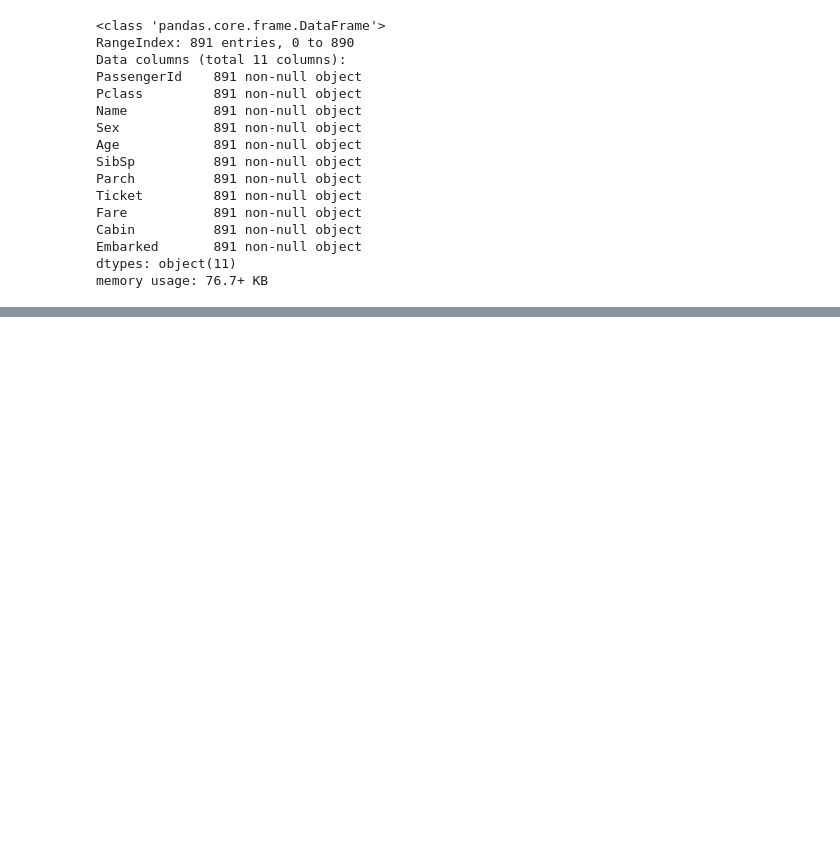
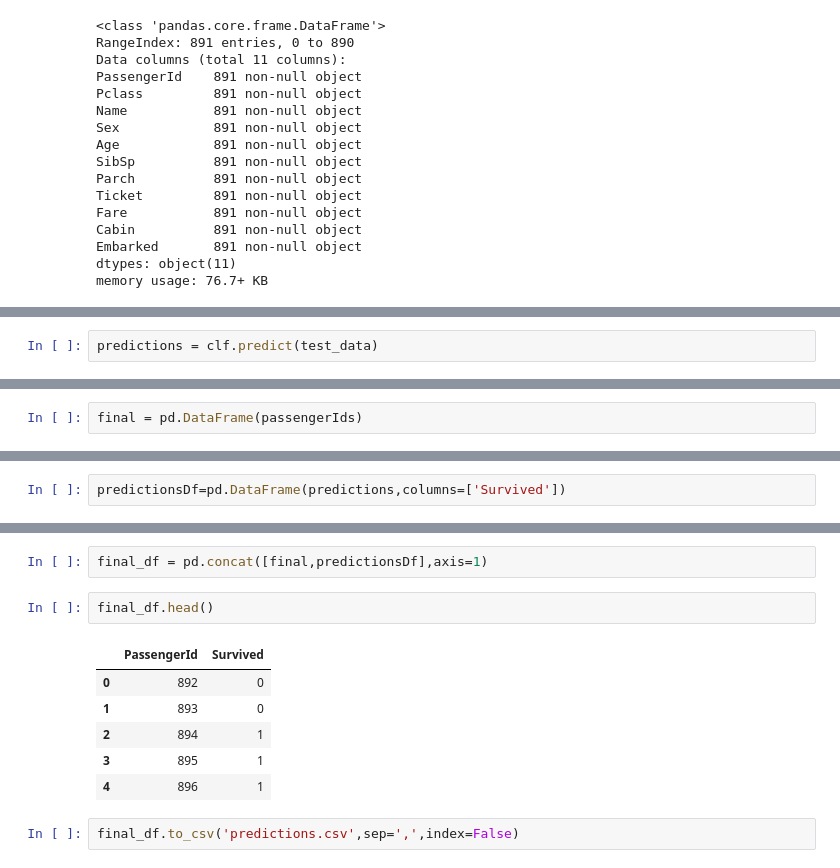
Before and after one commit to srivatsakr21/Kaggle, a Jupyter notebook: Titanic.ipynb, the cells around one changed output, grey strips where cells are left out. Cells and saved outputs as stored; diff of their text form; blank space fills up the shorter version.

```diff
--- a/Titanic.ipynb
+++ b/Titanic.ipynb
@@ -233,0 +263,2 @@ ValueError: ignored
+# %%
+predictions = clf.predict(test_data)
@@ -233,0 +289,2 @@ ValueError: ignored
+# %%
+final = pd.DataFrame(passengerIds)
@@ -233,0 +300,2 @@ ValueError: ignored
+# %%
+predictionsDf=pd.DataFrame(predictions,columns=['Survived'])
@@ -233,0 +311,13 @@ ValueError: ignored
+# %%
+final_df = pd.concat([final,predictionsDf],axis=1)
+# %%
+final_df.head()
+# %% [output]
+|  | PassengerId | Survived |
+| 0 | 892 | 0 |
+| 1 | 893 | 0 |
+| 2 | 894 | 1 |
+| 3 | 895 | 1 |
+| 4 | 896 | 1 |
+# %%
+final_df.to_csv('predictions.csv',sep=',',index=False)
```
Also changed, not shown: parts of 39 cells of this notebook.
